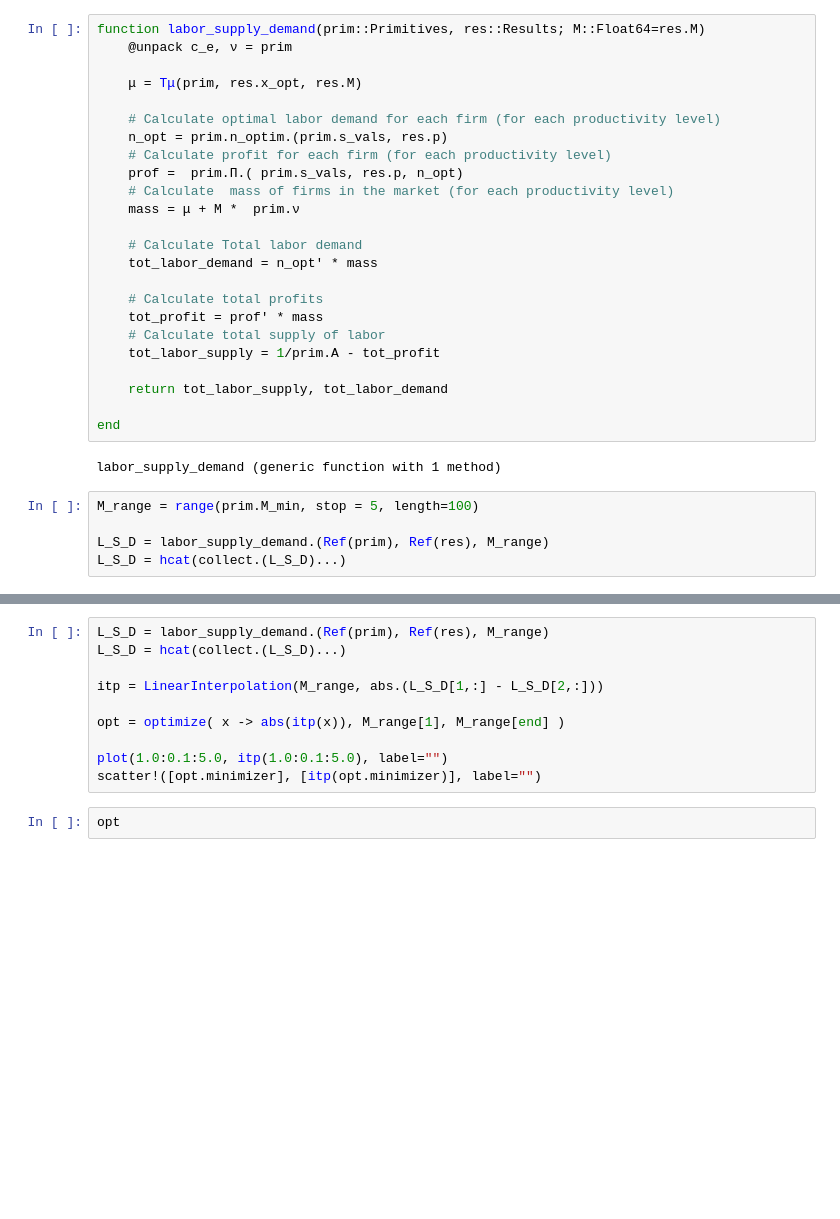
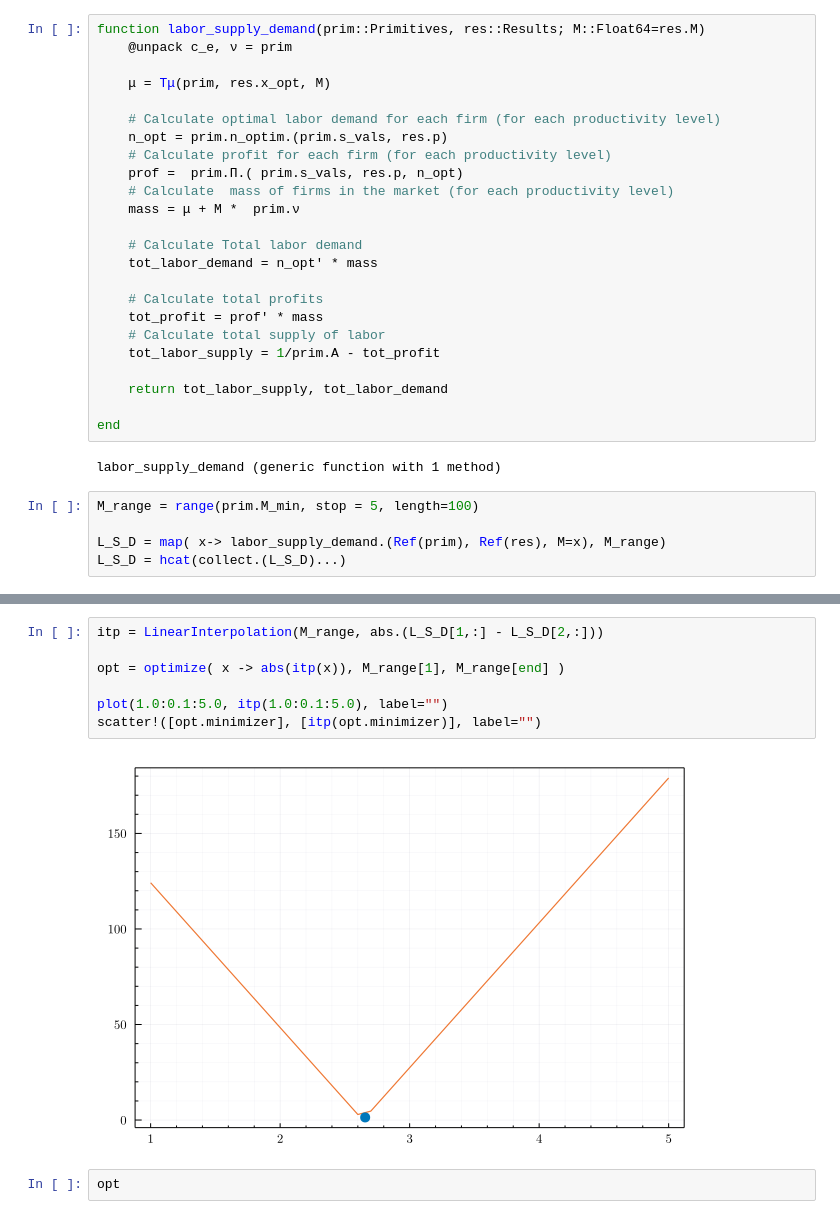
Before and after one commit to yobin-tim/ECON-899, a Jupyter notebook: PS6/Notebooks/PS6.ipynb, the cells around one changed output, grey strips where cells are left out. Cells and saved outputs as stored; diff of their text form; blank space fills up the shorter version.

```diff
--- a/PS6/Notebooks/PS6.ipynb
+++ b/PS6/Notebooks/PS6.ipynb
@@ -267,7 +250,7 @@ Tμ (generic function with 2 methods)
 function labor_supply_demand(prim::Primitives, res::Results; M::Float64=res.M)
     @unpack c_e, ν = prim
 
-    μ = Tμ(prim, res.x_opt, res.M)
+    μ = Tμ(prim, res.x_opt, M)
 
     # Calculate optimal labor demand for each firm (for each productivity level)
     n_opt = prim.n_optim.(prim.s_vals, res.p)
@@ -292,6 +275,6 @@ labor_supply_demand (generic function with 1 method)
 # %%
 M_range = range(prim.M_min, stop = 5, length=100)
 
-L_S_D = labor_supply_demand.(Ref(prim), Ref(res), M_range)
+L_S_D = map( x-> labor_supply_demand.(Ref(prim), Ref(res), M=x), M_range)
 L_S_D = hcat(collect.(L_S_D)...)
 # %% [output]
@@ -304,13 +289,12 @@ plot!(M_range, L_S_D[2,:], c=2, label = "Labor Demand")
 # %%
-L_S_D = labor_supply_demand.(Ref(prim), Ref(res), M_range)
-L_S_D = hcat(collect.(L_S_D)...)
-
 itp = LinearInterpolation(M_range, abs.(L_S_D[1,:] - L_S_D[2,:]))
 
 opt = optimize( x -> abs(itp(x)), M_range[1], M_range[end] )
 
 plot(1.0:0.1:5.0, itp(1.0:0.1:5.0), label="")
 scatter!([opt.minimizer], [itp(opt.minimizer)], label="")
+# %% [output]
+[figure, added]
 # %%
 opt
 # %% [output]
```
Also changed, not shown: parts of 15 cells of this notebook.
